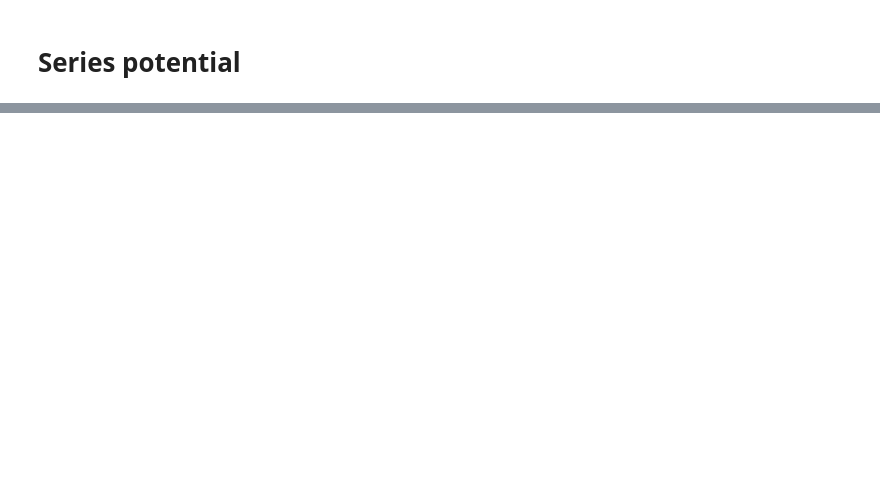
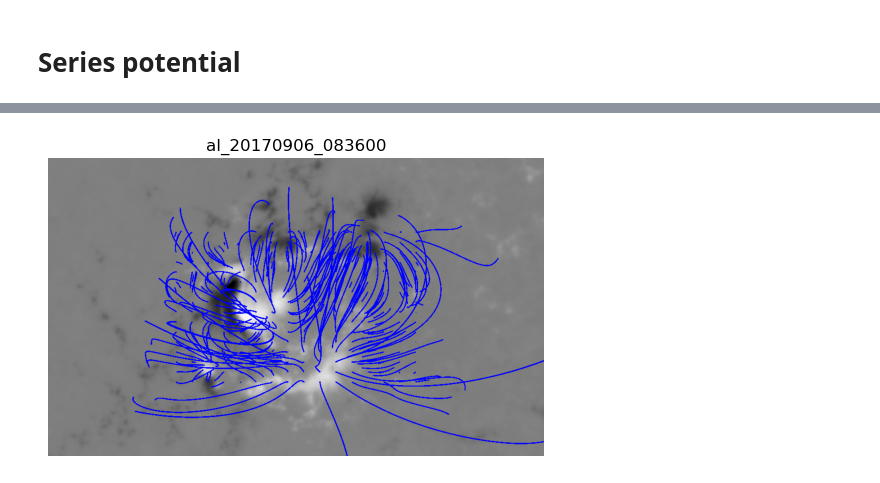
Before and after one commit to mgjeon/2023_zpinn, a Jupyter notebook: nbs/22_Series_potential.ipynb, the cells around one changed output, grey strips where cells are left out. Saved outputs shown, nothing was run; the diff lists cells and outputs as text; code cells hidden in the pictures; blank space fills up the shorter version.

```diff
--- a/nbs/22_Series_potential.ipynb
+++ b/nbs/22_Series_potential.ipynb
@@ -46,0 +91,31 @@ print(f'Runtime: {runtime:.2f} sec')
+# %%
+b_potential_list = sorted(glob.glob(os.path.join(b_potential_paths, '*.vtk')))
+
+fig, ax = plt.subplots()
+
+def update(frame_number):
+    ax.cla()
+    ax.axis('off')
+
+    b_potential_vtk_path = b_potential_list[frame_number]
+    b_potential_date = os.path.basename(b_potential_vtk_path)[9:-4]
+
+    b_potential_mesh = pv.read(b_potential_vtk_path)
+    b_potential = mag_plotter(b_potential_mesh)
+    b_potential.create_mesh(i_siz=i_siz, j_siz=j_siz,
+                            i_resolution=i_res, j_resolution=j_res,
+                            vmin=vmin, vmax=vmax)
+
+    p = pv.Plotter(off_screen=True)
+    p.add_mesh(b_potential.grid.outline())
+    p.add_mesh(b_potential.bottom, cmap='gray', show_scalar_bar=False, **b_potential.dargs_B)
+    p.add_mesh(b_potential.tube, lighting=False, color='blue')
+    p.camera_position = 'xy'
+
+    ax.imshow(p.screenshot(scale=2))
+    ax.margins(x=-0.25, y=-0.3)
+    ax.set_title(b_potential_date)
+
+ani = animation.FuncAnimation(fig, update, frames=len(b_potential_list))
+HTML(ani.to_html5_video())
+# %% [output]
@@ -46,0 +123 @@ print(f'Runtime: {runtime:.2f} sec')
+[figure, added]
```
Also changed, not shown: parts of 5 cells of this notebook.
